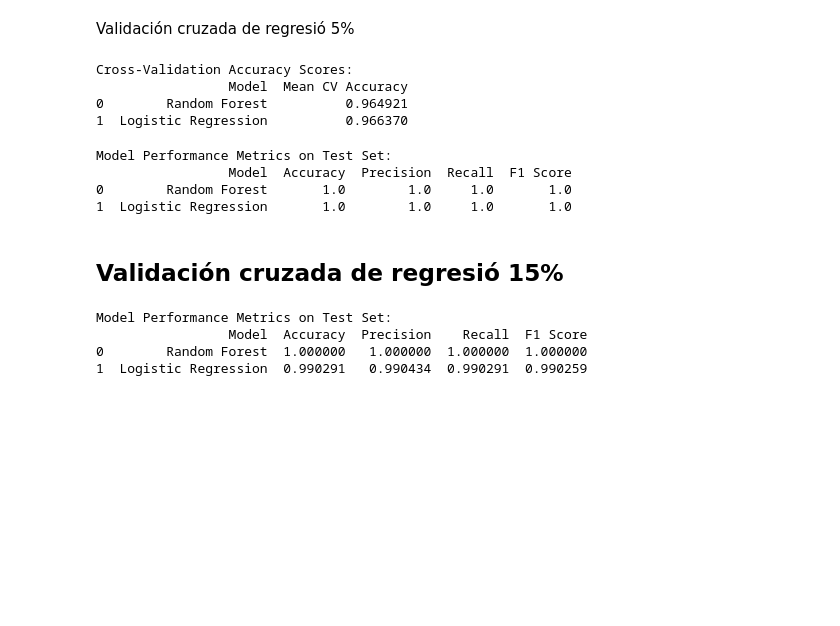
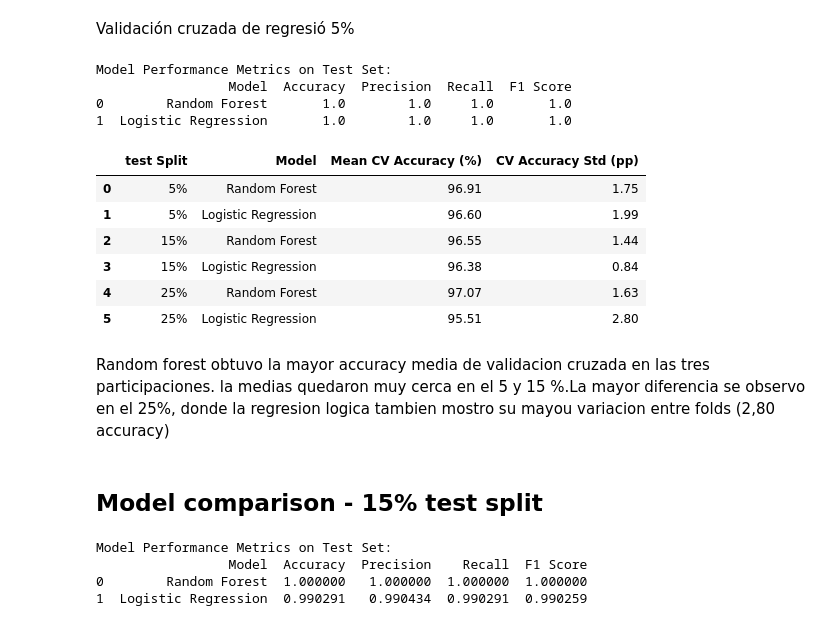
Before and after one commit to 2026491-max/Machine-Learning, a Jupyter notebook: Machine_Learning.ipynb, the cells around one changed output. Saved outputs shown, nothing was run; the diff lists cells and outputs as text; code cells hidden in the pictures; blank space fills up the shorter version.

```diff
--- a/Machine_Learning.ipynb
+++ b/Machine_Learning.ipynb
@@ -848,22 +848,6 @@ results_25
 ## validación cruzada de regresión
 # %% [markdown]
 Validación cruzada de regresió 5%
-# %%
-# Cross-validation for accuracy on the full dataset
-cv_results = []
-for name, classifier in classifiers.items():
-    cv_scores = cross_val_score(classifier, X, y, cv=5, scoring='accuracy')
-    cv_results.append([name, cv_scores.mean()])
-
-# Display cross-validation results
-cv_results_df = pd.DataFrame(cv_results, columns=["Model", "Mean CV Accuracy"])
-print("\nCross-Validation Accuracy Scores:")
-print(cv_results_df)
-# %% [output]
-Cross-Validation Accuracy Scores:
-                 Model  Mean CV Accuracy
-0        Random Forest          0.964921
-1  Logistic Regression          0.966370
 # %%
 classifiers = {
     "Random Forest": RandomForestClassifier(n_estimators = 100, random_state = 42),
@@ -901,8 +885,38 @@ Model Performance Metrics on Test Set:
                  Model  Accuracy  Precision  Recall  F1 Score
 0        Random Forest       1.0        1.0     1.0       1.0
 1  Logistic Regression       1.0        1.0     1.0       1.0
+# %%
+models = {"Random Forest": RandomForestClassifier(n_estimators=100, random_state=42),
+        "Logistic Regression": LogisticRegression(max_iter=1000),
+}
+cv_results= []
+for test_size in [0.05, 0.15, 0.25]:
+    X_train_cv, _,y_train_cv, _ = train_test_split(X, y, test_size = test_size, random_state = 5)
+
+    for name, model in models.items():
+        cv_scores = cross_val_score(
+            model, X_train_cv, y_train_cv, cv=5, scoring = "accuracy")
+        cv_results.append({
+            "test Split":f"{test_size:.0%}",
+            "Model":name,
+            "Mean CV Accuracy (%)": round(cv_scores.mean() * 100, 2),
+            "CV Accuracy Std (pp)": round(cv_scores.std()* 100, 2),
+        })
+
+cv_by_split_df = pd.DataFrame(cv_results)
+cv_by_split_df
+# %% [output]
+|  | test Split | Model | Mean CV Accuracy (%) | CV Accuracy Std (pp) |
+| 0 | 5% | Random Forest | 96.91 | 1.75 |
+| 1 | 5% | Logistic Regression | 96.60 | 1.99 |
+| 2 | 15% | Random Forest | 96.55 | 1.44 |
+| 3 | 15% | Logistic Regression | 96.38 | 0.84 |
+| 4 | 25% | Random Forest | 97.07 | 1.63 |
+| 5 | 25% | Logistic Regression | 95.51 | 2.80 |
+# %% [markdown]
+Random forest obtuvo la mayor accuracy media de validacion cruzada en las tres participaciones. la medias quedaron muy cerca en el 5 y 15 %.La mayor diferencia se observo en el 25%, donde la regresion logica tambien mostro su mayou variacion entre folds (2,80 accuracy)
 # %% [markdown]
-## Validación cruzada de regresió 15%
+## Model comparison - 15% test split
 # %%
 classifiers = {
     "Random Forest": RandomForestClassifier(n_estimators = 100, random_state = 42),
```
Also changed, not shown: parts of 16 cells of this notebook, 1 other file.
